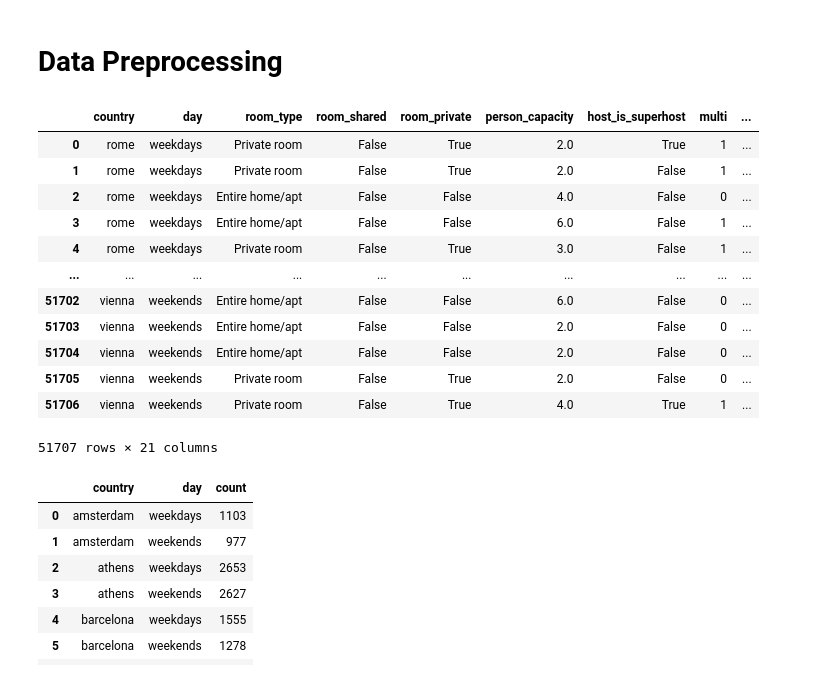
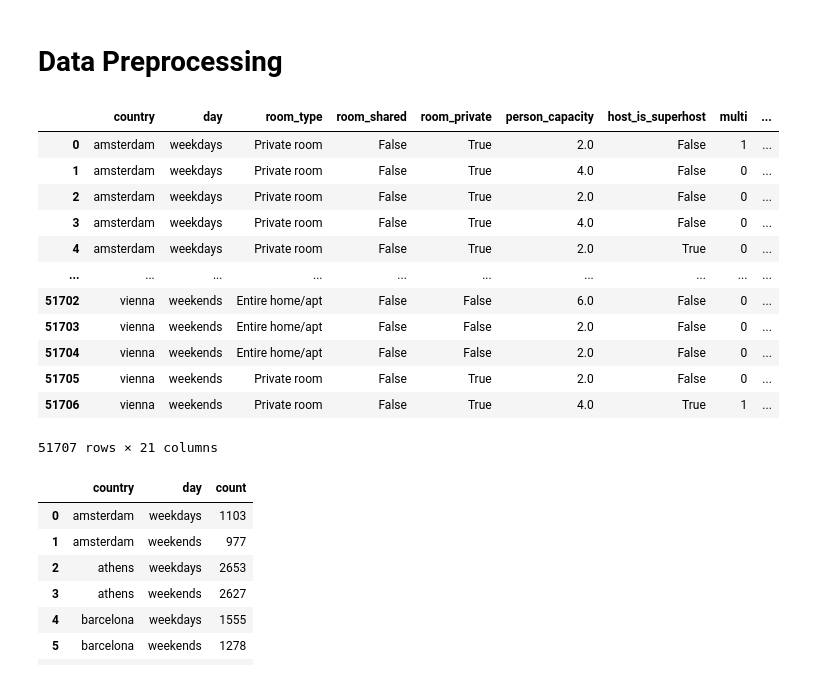
Before and after one commit to akashmernedi/Airbnb_price_prediction, a Jupyter notebook: Bachelor_Thesis.ipynb, the cells around one changed output. Saved outputs shown, nothing was run; the diff lists cells and outputs as text; code cells hidden in the pictures.

```diff
--- a/Bachelor_Thesis.ipynb
+++ b/Bachelor_Thesis.ipynb
@@ -38,20 +123,17 @@ import seaborn as sns
 # %%
 # Reading the dataset
 df = pd.read_csv('Airbnb_European.csv')
 
-# Droping index columns in dataset
-df.drop(df.columns[0], axis=1, inplace=True)
-
 # Reindex the dataframe
 df = df.reindex(columns=['country','day','room_type','room_shared','room_private','person_capacity','host_is_superhost','multi','biz','cleanliness_rating','guest_satisfaction_overall','bedrooms','dist','metro_dist','attr_index','attr_index_norm','rest_index','rest_index_norm','lng','lat','realSum'])
 df
 # %% [output]
 |  | country | day | room_type | room_shared | room_private | person_capacity | host_is_superhost | multi | ... |
-| 0 | rome | weekdays | Private room | False | True | 2.0 | True | 1 | ... |
-| 1 | rome | weekdays | Private room | False | True | 2.0 | False | 1 | ... |
-| 2 | rome | weekdays | Entire home/apt | False | False | 4.0 | False | 0 | ... |
-| 3 | rome | weekdays | Entire home/apt | False | False | 6.0 | False | 1 | ... |
-| 4 | rome | weekdays | Private room | False | True | 3.0 | False | 1 | ... |
+| 0 | amsterdam | weekdays | Private room | False | True | 2.0 | False | 1 | ... |
+| 1 | amsterdam | weekdays | Private room | False | True | 4.0 | False | 0 | ... |
+| 2 | amsterdam | weekdays | Private room | False | True | 2.0 | False | 0 | ... |
+| 3 | amsterdam | weekdays | Private room | False | True | 4.0 | False | 0 | ... |
+| 4 | amsterdam | weekdays | Private room | False | True | 2.0 | True | 0 | ... |
 | ... | ... | ... | ... | ... | ... | ... | ... | ... | ... |
 | 51702 | vienna | weekends | Entire home/apt | False | False | 6.0 | False | 0 | ... |
 | 51703 | vienna | weekends | Entire home/apt | False | False | 2.0 | False | 0 | ... |
```
Also changed, not shown: parts of 16 cells of this notebook.
